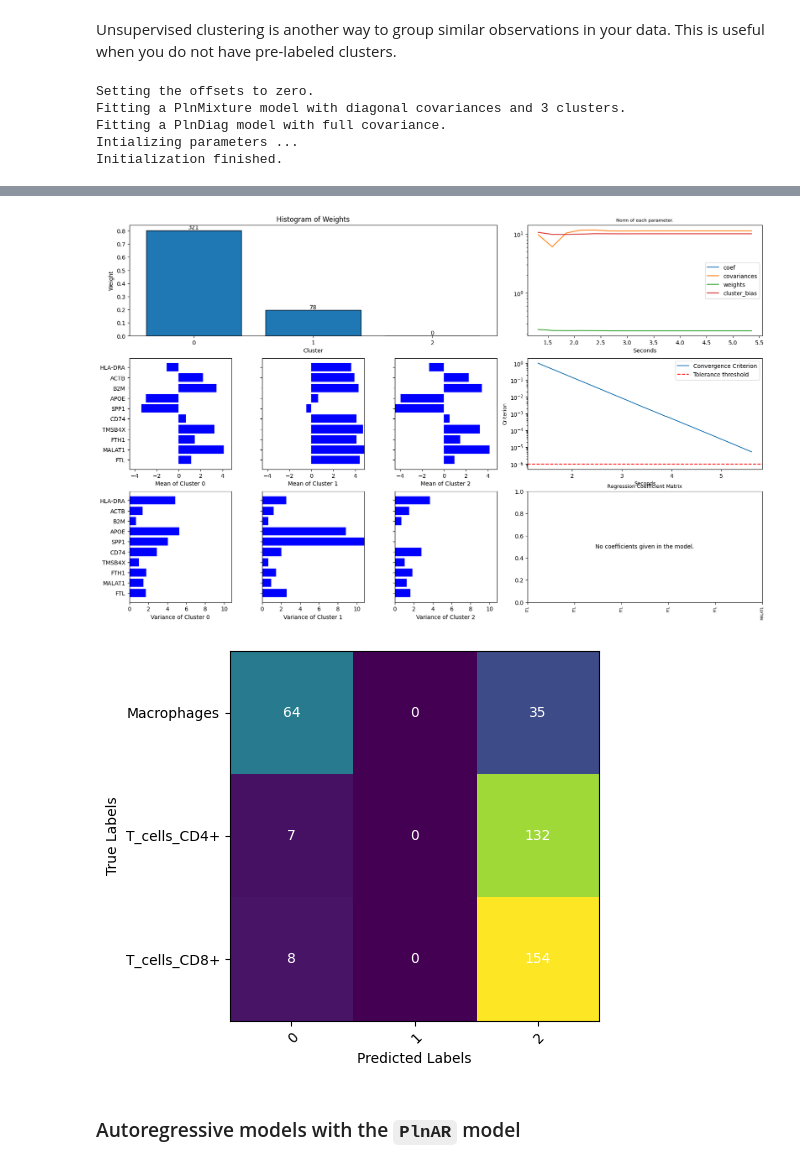
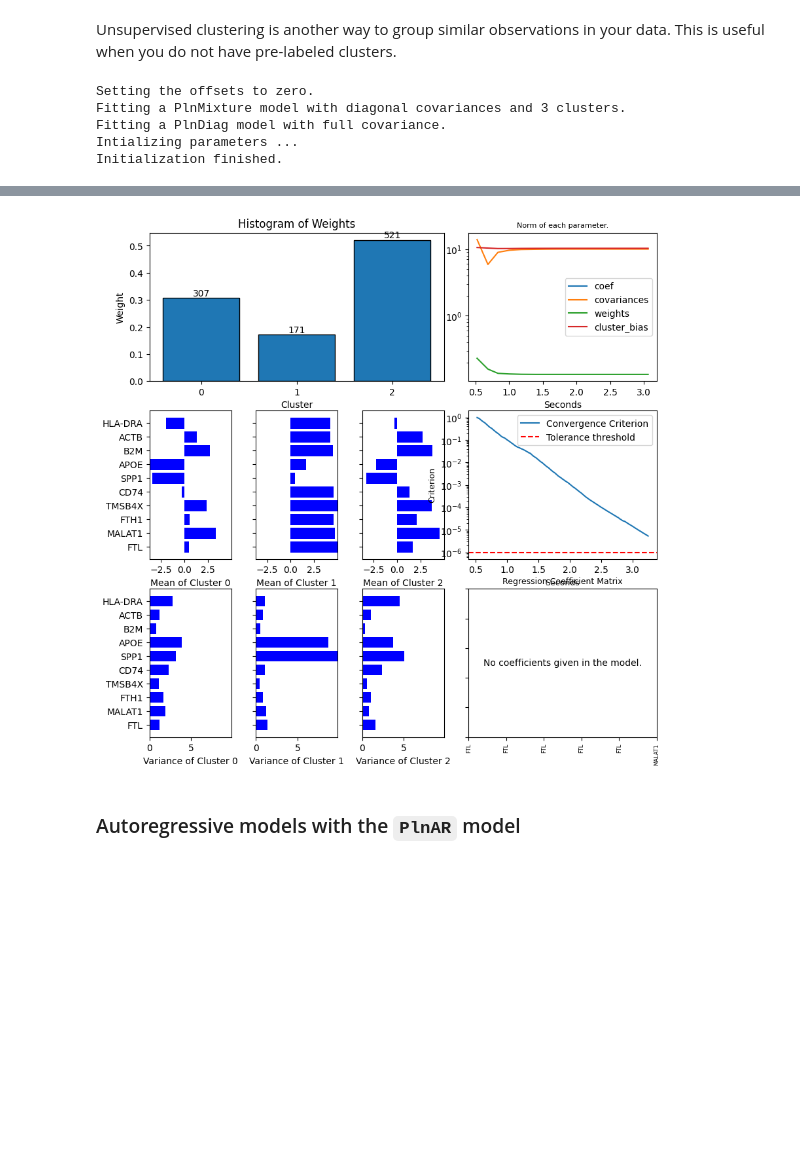
Before and after one commit to PLN-team/pyPLNmodels, a Jupyter notebook: Getting_started.ipynb, the cells around one changed output, grey strips where cells are left out. Drawn from its saved outputs; the diff is of its cells as text; code cells hidden in the pictures; blank space fills up the shorter version.

```diff
--- a/Getting_started.ipynb
+++ b/Getting_started.ipynb
@@ -339,8 +338,6 @@ Unsupervised clustering is another way to group similar observations in your dat
 from pyPLNmodels import PlnMixture
 mixture = PlnMixture(data["endog"].iloc[:,:10], n_clusters=3).fit()
 mixture.show()
-clusters = mixture.clusters
-plot_confusion_matrix(clusters, data["labels"])
 # %% [output]
 Setting the offsets to zero.
 Fitting a PlnMixture model with diagonal covariances and 3 clusters.
@@ -354,5 +351,4 @@ Last criterion =  5.34e-06 . Required tolerance = 1e-06
-[figure, old version]
+[figure, new version]
-[figure, removed]
 # %% [markdown]
 ### Autoregressive models with the `PlnAR` model
 # %% [markdown]
```
Also changed, not shown: parts of 26 cells of this notebook, 15 other files.
